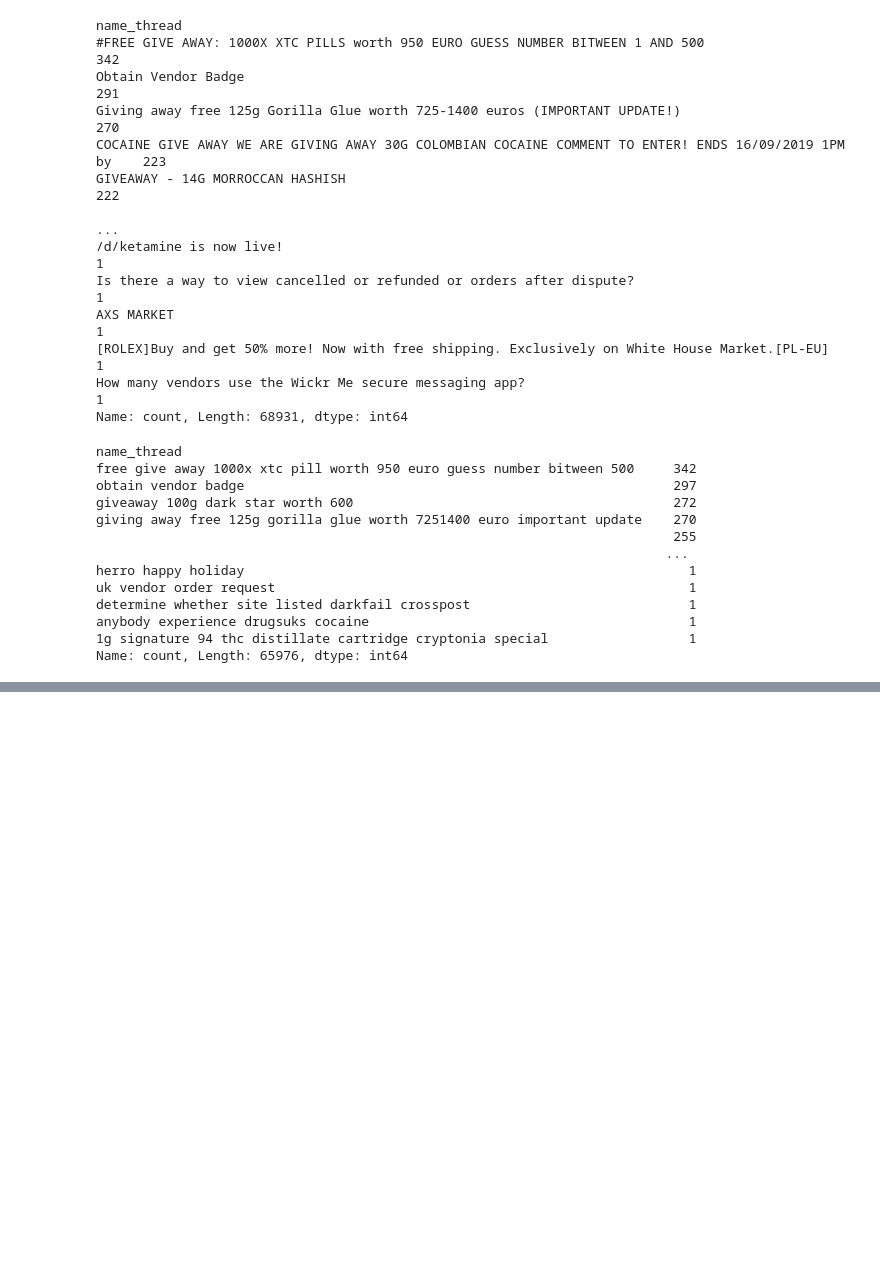
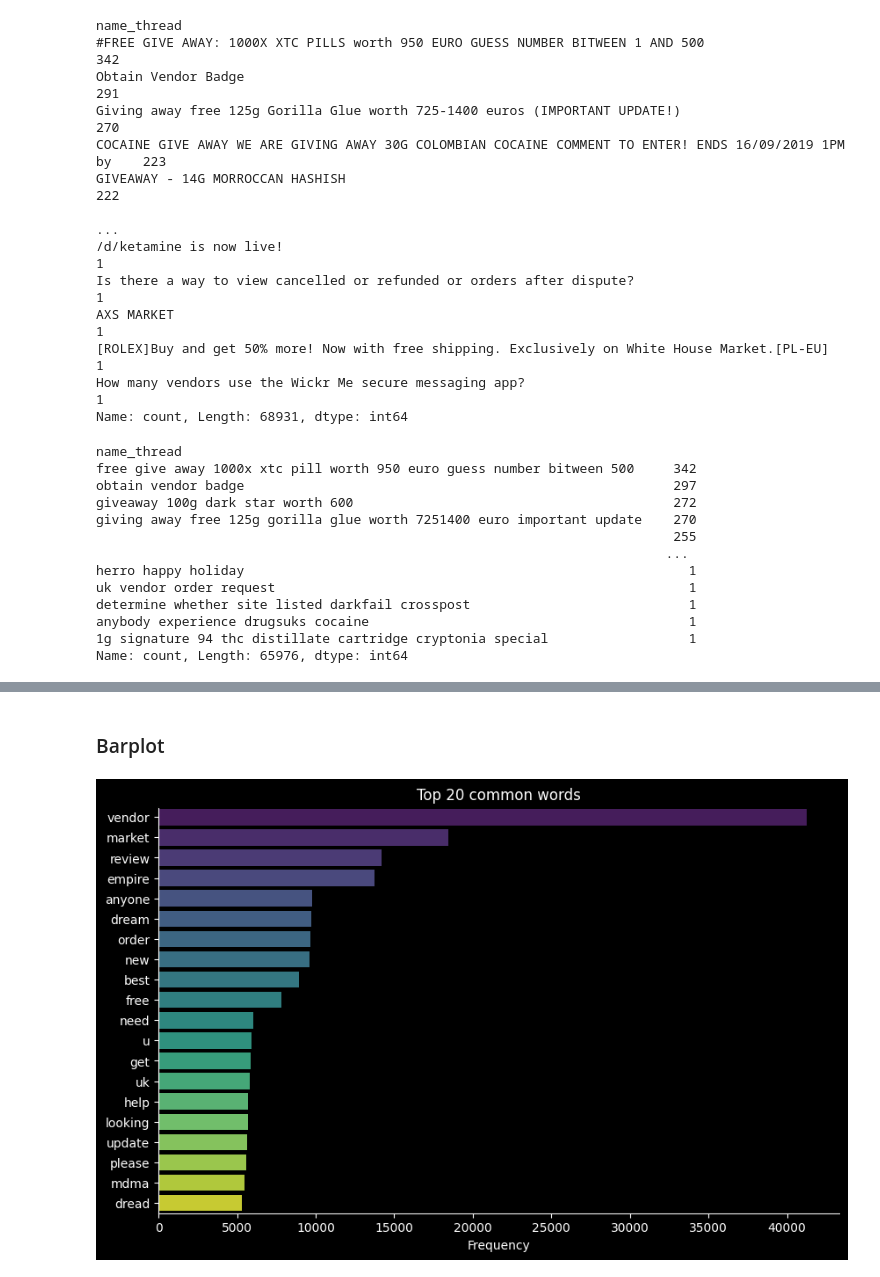
Before and after one commit to D0men1c0/GSoC, a Jupyter notebook: Analyze_files/Completed/TextAnalysis.ipynb, the cells around one changed output, grey strips where cells are left out. Cells and saved outputs as stored; diff of their text form; code cells hidden in the pictures; blank space fills up the shorter version.

```diff
--- a/Analyze_files/Completed/TextAnalysis.ipynb
+++ b/Analyze_files/Completed/TextAnalysis.ipynb
@@ -126,0 +151,19 @@ df.to_csv('cleaned_data_name_thread.csv', index=False)
+# %% [markdown]
+### Barplot
+# %%
+# Most 20 common words
+word_freq = word_could_dict.most_common(20)
+word_freq_df = pd.DataFrame(word_freq, columns=['Word', 'Frequency'])
+
+plt.figure(figsize=(10, 6), facecolor='black', edgecolor='black')
+sns.barplot(x='Frequency', y='Word', data=word_freq_df, hue='Word', dodge=False, palette='viridis', legend=False)
+plt.title('Top 20 common words', color='white')
+plt.xlabel('Frequency', color='white')
+plt.ylabel('')
+plt.tick_params(axis='x', colors='white')
+plt.tick_params(axis='y', colors='white')
+plt.gca().spines['bottom'].set_color('white')
+plt.gca().spines['left'].set_color('white')
+plt.gca().set_facecolor('black');
+# %% [output]
+[figure, added]
```
Also changed, not shown: parts of 8 cells of this notebook, 2 other files.
